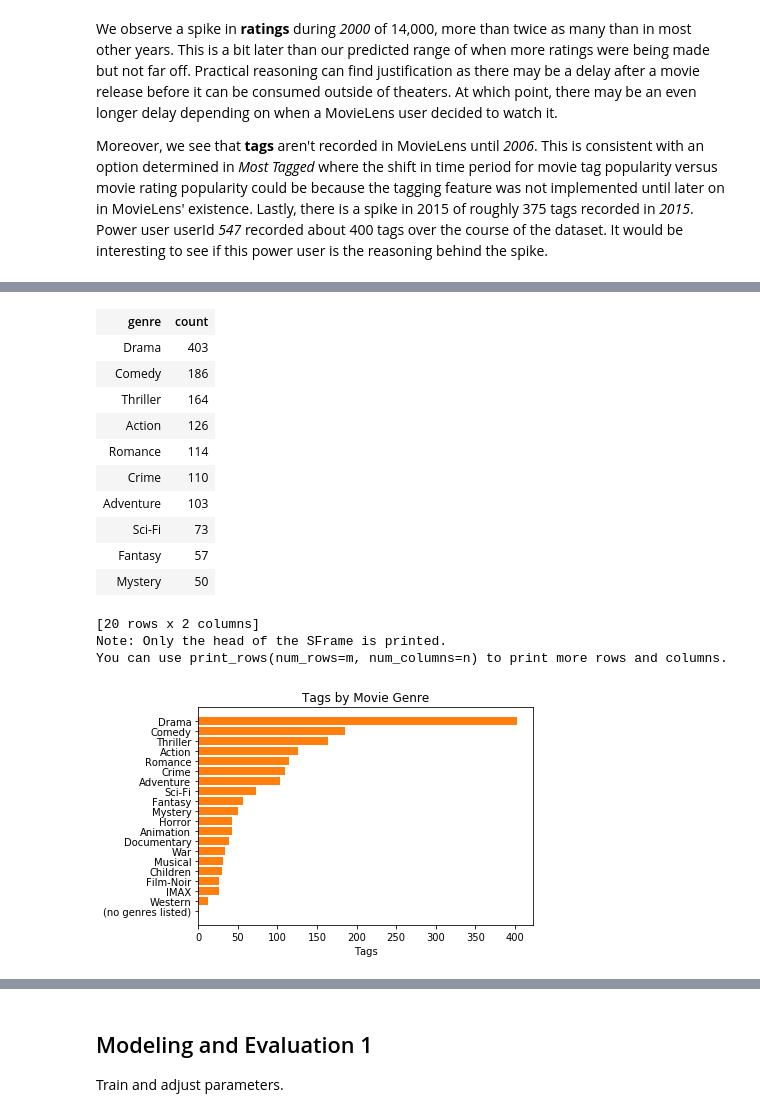
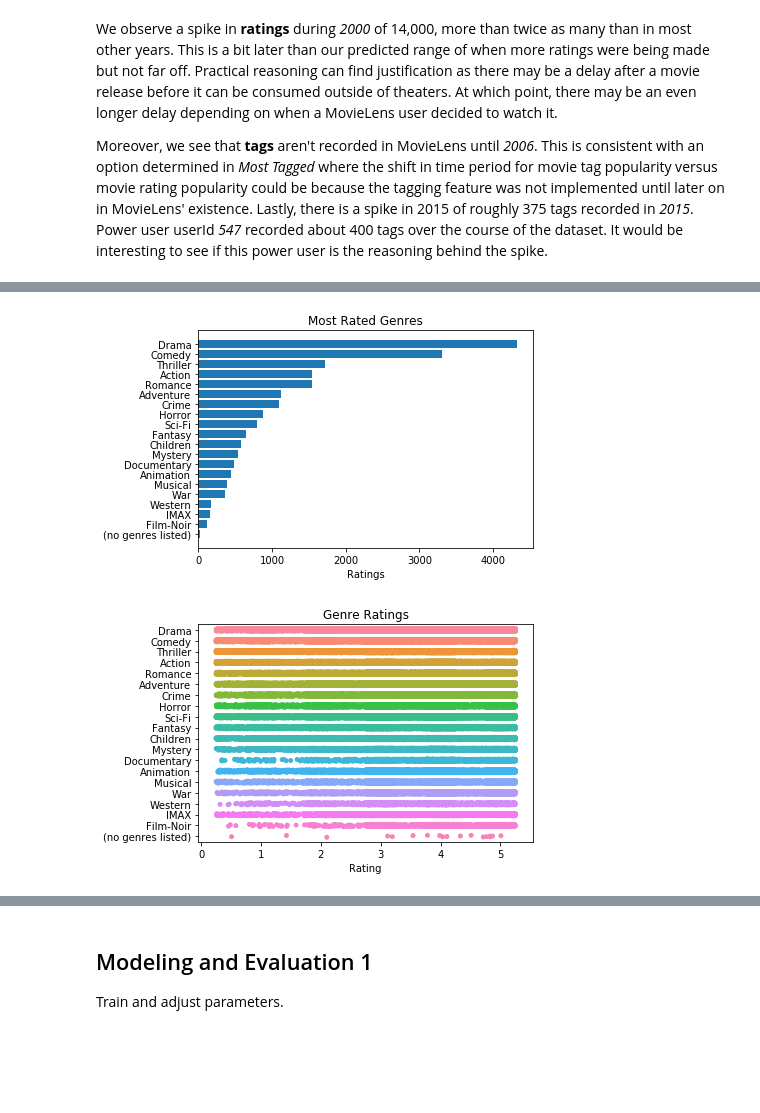
Before and after one commit to JackNelson/MSDS7331_Project3, a Jupyter notebook: MSDS7331_Lab3_AbrahamHarrisHidgonNelson.ipynb, the cells around one changed output, grey strips where cells are left out. Cells and saved outputs as stored; diff of their text form; code cells hidden in the pictures; blank space fills up the shorter version.

Commit message:
Genre Section

```diff
--- a/MSDS7331_Lab3_AbrahamHarrisHidgonNelson.ipynb
+++ b/MSDS7331_Lab3_AbrahamHarrisHidgonNelson.ipynb
@@ -421,30 +425,14 @@ Genres
 # %%
 stacked_movies = movies_sf['movieId','title','genre_list'].stack('genre_list', new_column_name='genre')
-genre_tag_count = movie_tag_count.join(stacked_movies['movieId','genre'])
-genre_tag_count = genre_tag_count.groupby(key_columns='genre', operations={'count': gl.aggregate.COUNT()}).sort('count')
-genre_tag_count.sort('count',ascending=False)
+
+most_rated_genre = movie_rating_count.join(stacked_movies['movieId','genre'])
+most_rated_genre = most_rated_genre.groupby(key_columns='genre', operations={'count': gl.aggregate.COUNT()}).sort('count')
+
+HorzBarChart(most_rated_genre['count'], most_rated_genre['genre'], 'Ratings', 'Most Rated Genres')
+
+genre_ratings = stacked_movies.join(ratings_sf['movieId','rating'])
+RatingStripPlot(genre_ratings, 'genre', 'Genre Ratings',
+               list(most_rated_genre.sort('count',ascending=False)['genre']))
 # %% [output]
-| genre | count |
-| Drama | 403 |
-| Comedy | 186 |
-| Thriller | 164 |
-| Action | 126 |
-| Romance | 114 |
-| Crime | 110 |
-| Adventure | 103 |
-| Sci-Fi | 73 |
-| Fantasy | 57 |
-| Mystery | 50 |
-[20 rows x 2 columns]
-Note: Only the head of the SFrame is printed.
-You can use print_rows(num_rows=m, num_columns=n) to print more rows and columns.
+[figure, added]
+[figure, added]
-# %%
-y_pos = np.arange(len(genre_tag_count['genre']))
-plt.barh(y_pos, genre_tag_count['count'])
-plt.yticks(y_pos, genre_tag_count['genre'])
-plt.xlabel('Tags')
-plt.title('Tags by Movie Genre')
-
-plt.show()
-# %% [output]
-[figure, removed]
```
Also changed, not shown: parts of 5 cells of this notebook.
